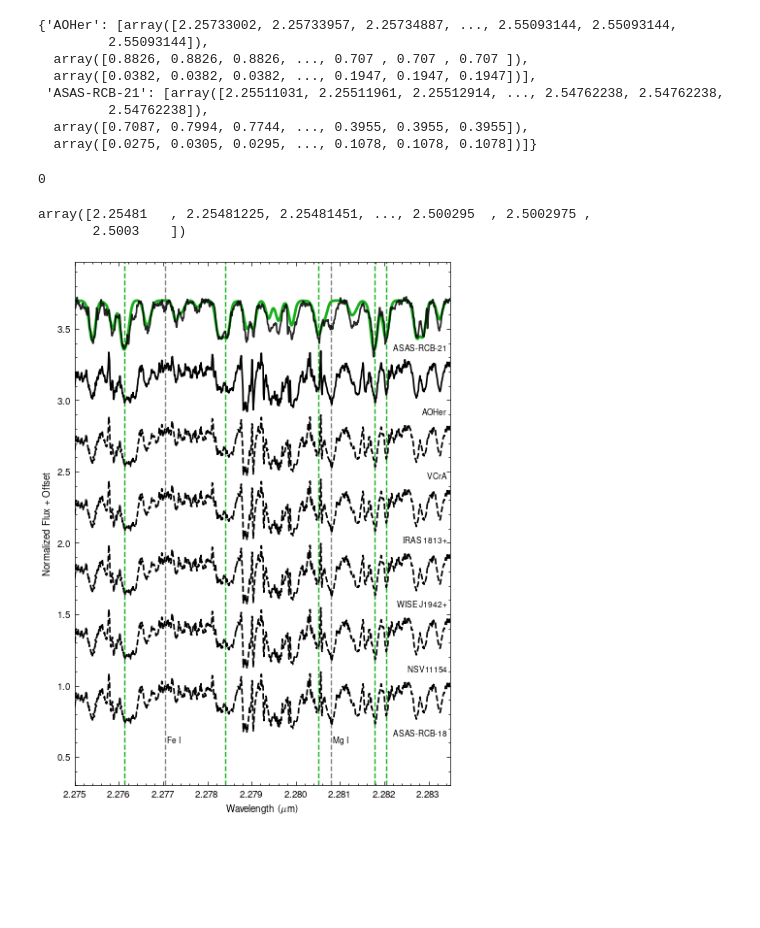
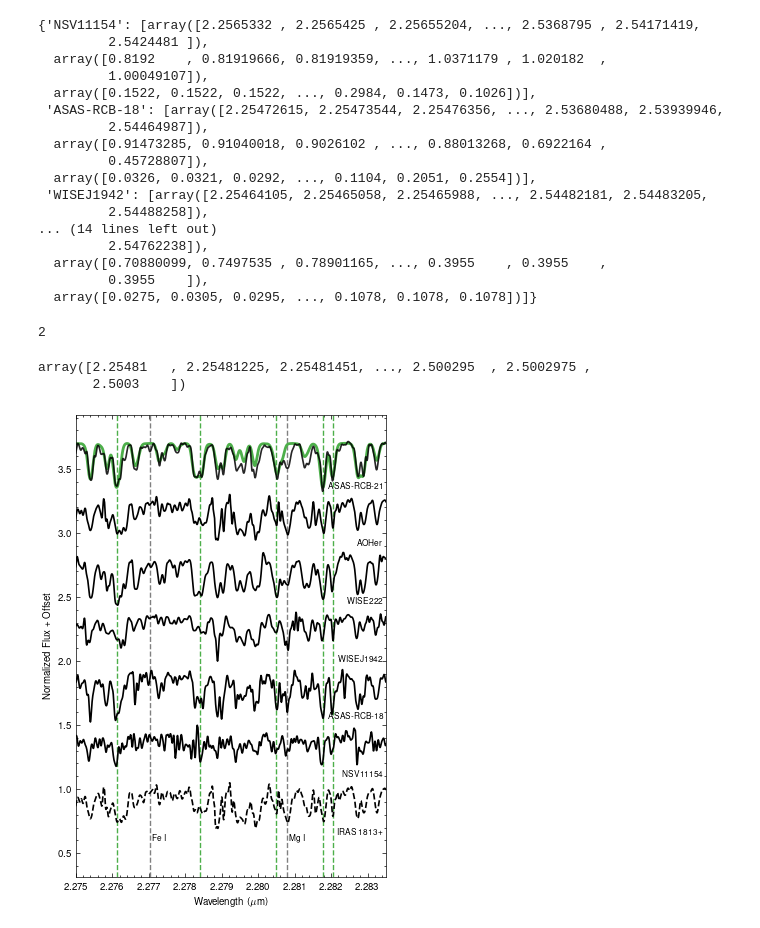
Before and after one commit to advaitmehla/TSFitPy, a Jupyter notebook: plotting_tools/paper-plots.ipynb, the cells around one changed output. Cells and saved outputs as stored; diff of their text form; code cells hidden in the pictures; blank space fills up the shorter version.

Commit message:
updated plots

```diff
--- a/plotting_tools/paper-plots.ipynb
+++ b/plotting_tools/paper-plots.ipynb
@@ -11,10 +25,10 @@ observed_path = "/media/advait/DATA/research/rcb-project/TSFitPy/input_files/obs
 # observed_data = np.loadtxt(observed_file, unpack=True)
 # obs_wave, obs_flux, obs_err = observed_data[0], observed_data[1], observed_data[2]
 # %%
-rcb_stars = ["ASAS-RCB-18", "NSV11154", "WISE J1942+", "IRAS 1813+", "VCrA", "AOHer", "ASAS-RCB-21"]
+rcb_stars = ["IRAS 1813+", "NSV11154","ASAS-RCB-18", "WISEJ1942", "WISE222", "AOHer", "ASAS-RCB-21"]
 rcb_data = {}
 for star in rcb_stars:
-    if rcb_stars.index(star) > 4:
+    if rcb_stars.index(star) > 0:
         observed_file = f"{observed_path}/{star}.txt"
         observed_data = np.loadtxt(observed_file, unpack=True)
         obs_wave, obs_flux, obs_err = observed_data[0], observed_data[1], observed_data[2]
@@ -22,22 +36,41 @@ for star in rcb_stars:
         obs_wave = obs_wave[idxs]
         obs_flux = obs_flux[idxs]
         obs_err = obs_err[idxs]
+        fs = 1/(obs_flux[1000] - obs_flux[999])
+        fs = 100000
+        fc = 12000  # Cut-off frequency of the filter
+        w = fc / (fs / 2) # Normalize the frequency
+        try:
+            b, a = signal.butter(5, w, 'low')
+            obs_flux = signal.filtfilt(b, a, obs_flux)
+        except:
+            print(f"Failed to filter {star}")
+            print(fs)
         rcb_data[star] = [obs_wave/1e4, obs_flux, obs_err]
 # %%
 rcb_data
 # %% [output]
-{'AOHer': [array([2.25733002, 2.25733957, 2.25734887, ..., 2.55093144, 2.55093144,
-         2.55093144]),
-  array([0.8826, 0.8826, 0.8826, ..., 0.707 , 0.707 , 0.707 ]),
-  array([0.0382, 0.0382, 0.0382, ..., 0.1947, 0.1947, 0.1947])],
- 'ASAS-RCB-21': [array([2.25511031, 2.25511961, 2.25512914, ..., 2.54762238, 2.54762238,
+{'NSV11154': [array([2.2565332 , 2.2565425 , 2.25655204, ..., 2.5368795 , 2.54171419,
+         2.5424481 ]),
+  array([0.8192    , 0.81919666, 0.81919359, ..., 1.0371179 , 1.020182  ,
+         1.00049107]),
+  array([0.1522, 0.1522, 0.1522, ..., 0.2984, 0.1473, 0.1026])],
+ 'ASAS-RCB-18': [array([2.25472615, 2.25473544, 2.25476356, ..., 2.53680488, 2.53939946,
+         2.54464987]),
+  array([0.91473285, 0.91040018, 0.9026102 , ..., 0.88013268, 0.6922164 ,
+         0.45728807]),
+  array([0.0326, 0.0321, 0.0292, ..., 0.1104, 0.2051, 0.2554])],
+ 'WISEJ1942': [array([2.25464105, 2.25465058, 2.25465988, ..., 2.54482181, 2.54483205,
+         2.54488258]),
+... (14 lines left out)
          2.54762238]),
-  array([0.7087, 0.7994, 0.7744, ..., 0.3955, 0.3955, 0.3955]),
+  array([0.70880099, 0.7497535 , 0.78901165, ..., 0.3955    , 0.3955    ,
+         0.3955    ]),
   array([0.0275, 0.0305, 0.0295, ..., 0.1078, 0.1078, 0.1078])]}
 # %%
 rcb_stars.index("ASAS-RCB-18")
 # %% [output]
-0
+2
 # %%
 CN_synth_data = np.loadtxt(f"{observed_path}/ASAS-RCB-21_CN_synthetic.txt", unpack=True)
 CN_wave, CN_flux = CN_synth_data[0], CN_synth_data[1]
@@ -47,42 +80,58 @@ CN_wave
 # %% [output]
 array([2.25481   , 2.25481225, 2.25481451, ..., 2.500295  , 2.5002975 ,
        2.5003    ])
+# %%
+colors = {
+    'blue':    '#1F77B4',
+    'orange':  '#FF7F0E',
+    'green':   '#4daf4a',
+    'pink':    '#f781bf',
+    'brown':   '#a65628',
+    'purple':  '#9467BD',
+    'gray':    '#7F7F7F',
+    'red':     '#D62728',
+    'yellow':  '#dede00',
+    'pink': '#E377C2',
+    'olive': "BCBD22"
+
+}
 # %%
-plt.figure(figsize=(5, 7))
+plt.figure(figsize=(4, 6))
 plt.xlim(2.275, 2.2835)
 # plt.ylim(0.45, 3.8)
 offset = 0
 plt.axvline(2.27704, color='gray', linestyle='--')
 
 plt.axvline(2.2808, color='gray', linestyle='--')
 plt.text(2.27708, 0.6, "Fe I", fontsize=6, horizontalalignment = 'left')
 plt.text(2.28084, 0.6, "Mg I", fontsize=6, horizontalalignment = 'left')
 
 CN_lines = [2.27612, 2.28178, 2.28205, 2.2784 , 2.2805]
 for line in CN_lines:
-    plt.axvline(line, color='xkcd:green', linestyle='--')
+    plt.axvline(line, color=colors['green'], linestyle='--')
 
 for star in rcb_stars:
-    if rcb_stars.index(star) > 4:
+    if rcb_stars.index(star) > 0:
         if star == "ASAS-RCB-21":
-            plt.plot(CN_wave, CN_flux + offset, 'xkcd:green', lw = 2.0)
+            plt.plot(CN_wave, CN_flux + offset, colors['green'], lw = 2.0)
             plt.plot(rcb_data[star][0], rcb_data[star][1] + offset, 'k-', lw = 1.2, alpha = 0.85)
         else:
             plt.plot(rcb_data[star][0], rcb_data[star][1] + offset, 'k-', lw = 1.2)
         plt.ylabel("Normalized Flux + Offset")
         plt.xlabel(r"Wavelength ($\mu$m)")
 
         plt.text(2.2834, 0.65 + offset, star, fontsize=6, horizontalalignment = 'right')
         offset += 0.45
     else:
         star2 = 'AOHer'
         plt.plot(rcb_data[star2][0], rcb_data[star2][1] + offset, 'k--', lw = 1.2)
         plt.ylabel("Normalized Flux + Offset")
         plt.xlabel(r"Wavelength ($\mu$m)")
         plt.text(2.2834, 0.65 + offset, star, fontsize=6, horizontalalignment = 'right')
 
         offset += 0.45
 
 plt.savefig("./plots/RCB_CN.pdf", bbox_inches='tight', dpi=300)
+plt.savefig("/media/advait/DATA/research/rcb-project/code/6692b5c2905d9ab9e6c1d723/images/RCB_CN.pdf", dpi = 300, bbox_inches='tight')
 # %% [output]
-[figure, old version]
+[figure, new version]
```
Also changed, not shown: parts of 29 cells of this notebook, 4 other files.
